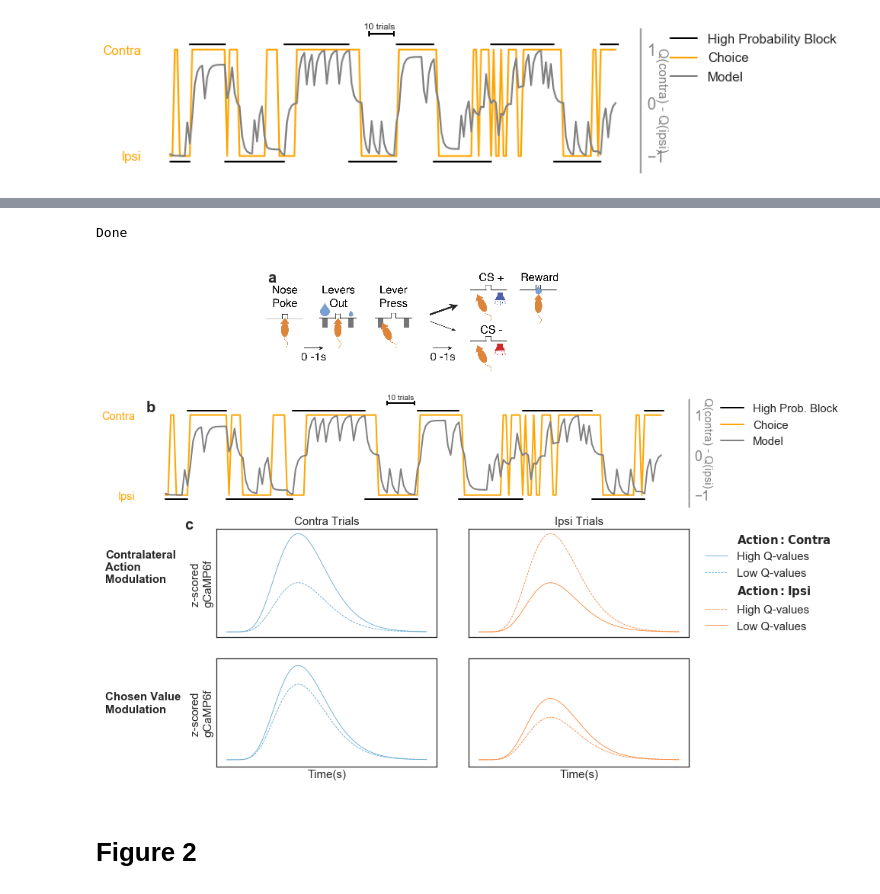
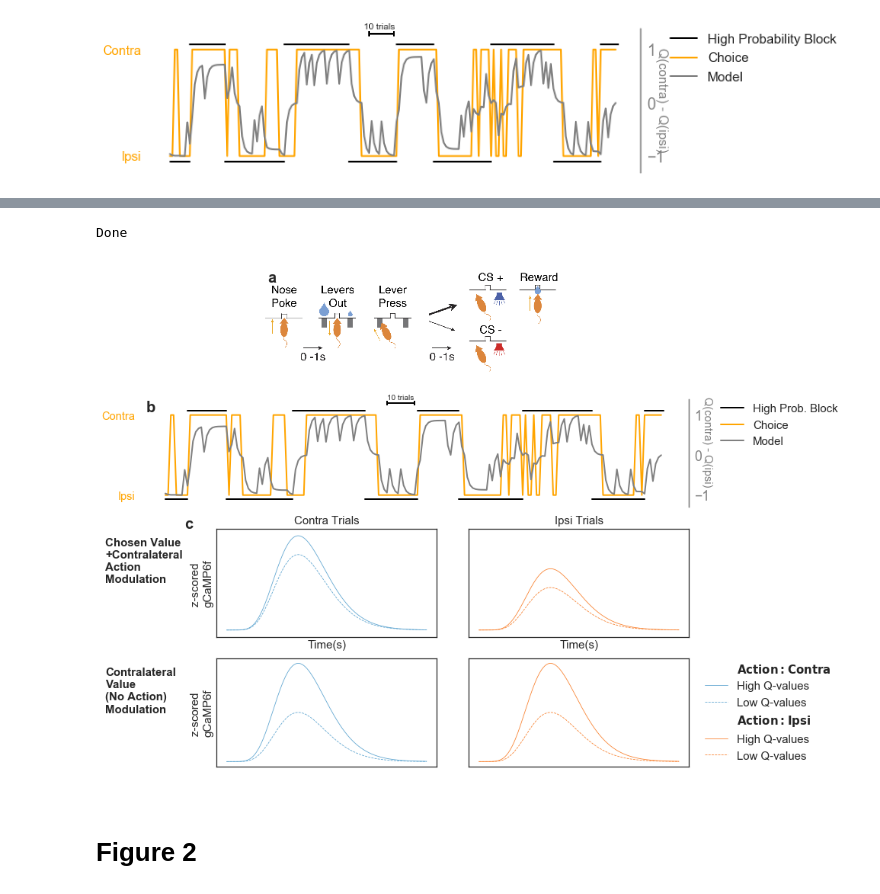
Before and after one commit to rachelstephlee/qlearning, a Jupyter notebook: Paper_V2.ipynb, the cells around one changed output, grey strips where cells are left out. Saved outputs shown, nothing was run; the diff lists cells and outputs as text; code cells hidden in the pictures.

```diff
--- a/Paper_V2.ipynb
+++ b/Paper_V2.ipynb
@@ -84,3 +84,8 @@ standata = {'NS':NS,'NT':NT,'NT_all':NT_all,
 
 # pystan.stan_rdump(standata, 'rl_behavioral.data.R')
 # pickle.dump( standata, open( "standata.p", "wb" ) )
+# %%
+p_stay = []
+for i in np.arange(12):
+    df_small = df_corr_all[(df_corr_all['MouseID'] == i)]
+    p_stay.append( len(df_small[df_small['Stay/Leave'] == 'stay']) / len(df_small))
@@ -181,7 +402,7 @@ gs = gridspec.GridSpec(4, 3, width_ratios = [0.2, 1, 1])
 ax = plt.subplot(gs[0, :])
 ax.annotate(subfigs[0], (0,0), (0.01,0.99), 'axes fraction', fontsize=20,
                     weight='semibold', va='top', ha='left')
-im = plt.imread('figs/schematic.jpg')
+im = plt.imread('figs/schematic.png')
 ax.set_xticks([])
 ax.imshow(im)
 ax.axis('off')
@@ -243,29 +464,30 @@ x = np.arange(0, 15, 0.1)
 y = gamma(np.arange(0, 15, 0.1), a, b)
 
 # THEORY PLOTS
+ax = plt.subplot(gs[3, 0])
+
+
+ax.text(-0.8, 0.5, 'Contralateral\nValue\n(No Action)\nModulation', weight = 'bold', size = sz)
+ax.axis('off')
+
 ax = plt.subplot(gs[2, 0])
+
+ax.text(-0.8, 0.5, 'Chosen Value\n+Contralateral\nAction\nModulation', weight = 'bold', size = sz)
+ax.axis('off')
 ax.annotate(subfigs[2], xy = (1, 1), xytext = (1, 1), fontsize=20,
                     weight='semibold')
 
-ax.text(-0.8, 0.5, 'Contralateral\nAction\nModulation', weight = 'bold', size = sz)
-ax.axis('off')
-
-ax = plt.subplot(gs[3, 0])
-
-ax.text(-0.8, 0.5, 'Chosen Value\nModulation', weight = 'bold', size = sz)
-ax.axis('off')
-
 # contra theory
-ax = plt.subplot(gs[2, 1])
+ax = plt.subplot(gs[3, 1])
 # ax.plot(x, y * 0.9, linewidth = 2, color = 'dimgrey')
 
 ax.plot(x, y, linewidth = 0.8, color  = c_col)
 ax.plot(x, y * 0.5, linewidth = 0.8, linestyle = '--', color  = c_col)
 set_figure(ax)
 ax.set_ylabel('z-scored \ngCaMP6f', size = sz)
-ax.set_title('Contra Trials', size = sz)
 
-ax = plt.subplot(gs[2, 2])
+
+ax = plt.subplot(gs[3, 2])
 
 # l1, = ax.plot(x, y * 0.6, linewidth = 2, color = 'dimgrey', label = 'Average')
 
@@ -274,41 +496,42 @@ l3, = ax.plot([], color = c_col, label = 'High Q-values', lw = 0.8)
 l4, = ax.plot([], color = c_col, linestyle = '--', label = 'Low Q-values', lw = 0.8)
 
 l5 = ax.fill_between([], [], [], color = 'w', label = r"$\mathbf{Action:Ipsi}$")
-l6, = ax.plot(x, y, linewidth = 0.8, label = 'High Q-values', color = i_col, ls = '--')
-l7, = ax.plot(x, y * 0.5, linewidth = 0.8, label = 'Low Q-values ', color  = i_col)
+l6, = ax.plot(x, y, linewidth = 0.8, label = 'High Q-values ', color  = i_col)
+l7, = ax.plot(x, y* 0.5, linewidth = 0.8, label = 'Low Q-values', color = i_col, ls = '--')
 
 set_figure(ax)
-ax.set_title('Ipsi Trials', size = sz)
 
 lgd = plt.legend(handles = [l2, l3, l4, l5, l6, l7], bbox_to_anchor=(1.05, 1), loc=2, borderaxespad=0., fontsize = sz)
 # ax = plt.subplot(gs[0, 2])
-ax = plt.subplot(gs[3, 1])
+ax = plt.subplot(gs[2, 1])
 # ax.plot(x, y * 1.8, linewidth = 2, color = 'dimgrey')
 
 ax.plot(x, y * 1.6, linewidth = 0.8, color  = c_col, linestyle = '--')
 ax.plot(x, y * 2, linewidth = 0.8, color  = c_col)
 ax.set_ylim([-0.03, 0.45])
 set_figure(ax)
 ax.set_ylabel('z-scored \ngCaMP6f', size = sz)
-
+ax.set_title('Contra Trials', size = sz)
 ax.set_xlabel('Time(s)', size = sz)
 
-ax = plt.subplot(gs[3, 2])
+ax = plt.subplot(gs[2, 2])
 # ax.plot(x, y * 1.1, linewidth = 2, color = 'dimgrey')
 
 ax.plot(x, y *1.3, linewidth = 0.8, color = i_col)
 ax.plot(x, y * 0.9, linewidth = 0.8, linestyle = '--', color = i_col)
 ax.set_ylim([-0.03, 0.45])
 set_figure(ax)
+ax.set_title('Ipsi Trials', size = sz)
+ax.set_xlabel('Time(s)', size = sz)
 
-ax.set_xlabel('Time(s)', size = sz)
+
 plt.subplots_adjust(left = -0.1)
 plt.savefig('figs/Fig1', dpi=180, bbox_extra_artists=(lgd,), bbox_inches='tight')
 # plt.close()
 print('Done')
 # %% [output]
 Done
-[figure, old version]
+[figure, new version]
 # %% [markdown]
 # Figure 2
 # %%
```
Also changed, not shown: parts of 4 cells of this notebook, 1 other file.
